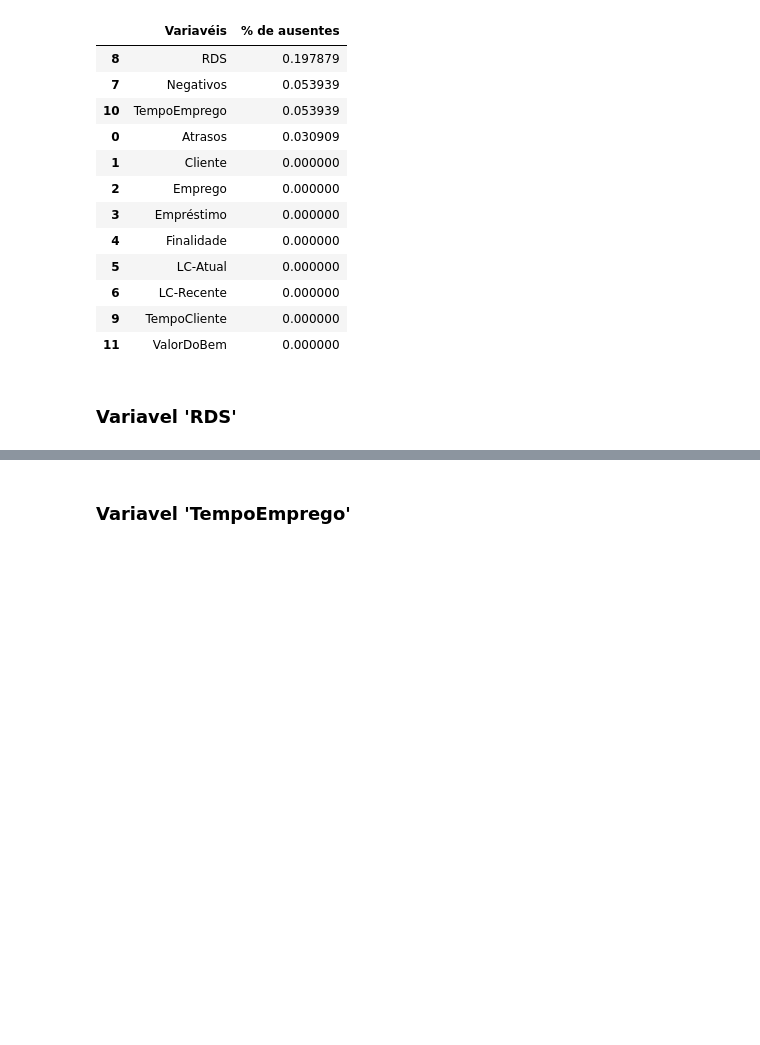
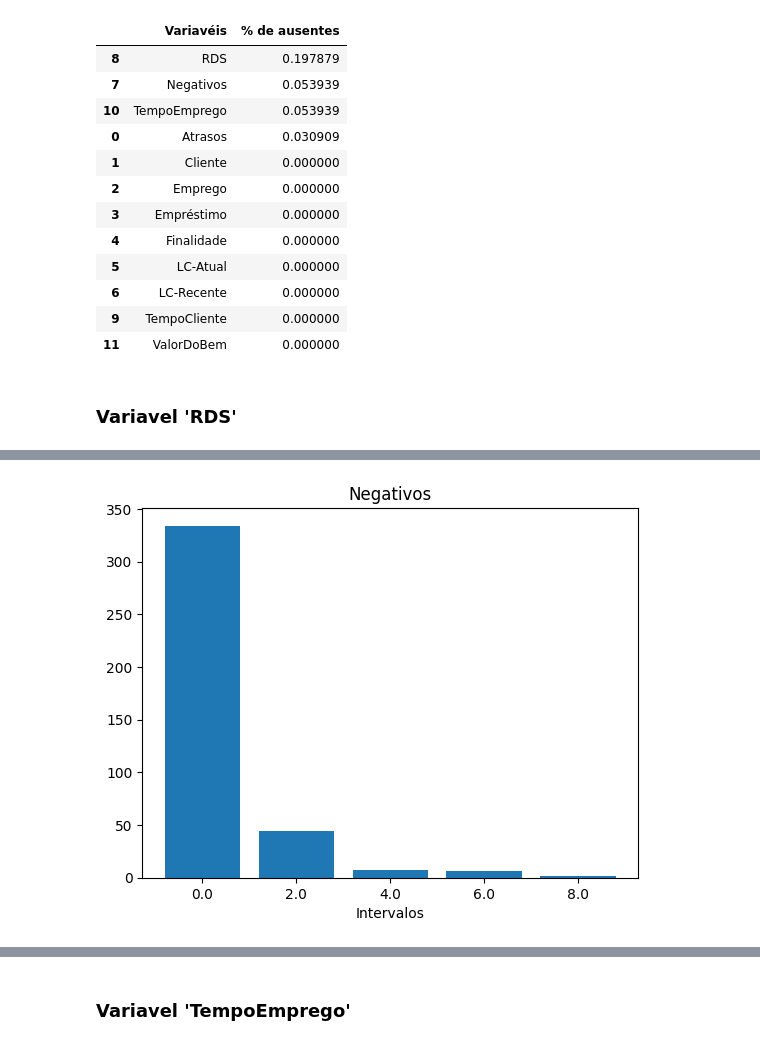
Before and after one commit to JosenildoJunior/Competicao_ML, a Jupyter notebook: 11ª_CompeticaoFLAI.ipynb, the cells around one changed output, grey strips where cells are left out. Cells and saved outputs as stored; diff of their text form; code cells hidden in the pictures; blank space fills up the shorter version.

```diff
--- a/11ª_CompeticaoFLAI.ipynb
+++ b/11ª_CompeticaoFLAI.ipynb
@@ -438,3 +432,0 @@ Name: RDS, dtype: object
-# %%
-# Substituindo os valores ausentes pela moda
-df['RDS'].fillna('37.0%', inplace = True)
@@ -440,0 +527,21 @@ df['RDS'].fillna('37.0%', inplace = True)
+# %%
+# Definindo os intervalos
+intervalos = [0.0, 2.0, 4.0, 6.0, 8.0, 11]
+
+# Contando o número de ocorrências nos intervalos
+ocorrencias = [0] * (len(intervalos) - 1)  # Inicializar com zeros
+
+for valor in df['Negativos']:
+    for i in range(len(intervalos) - 1):
+        if intervalos[i] < valor <= intervalos[i + 1]:
+            ocorrencias[i] += 1
+            break
+
+# Plotar o gráfico de barras fatiado
+plt.bar(range(len(ocorrencias)), ocorrencias)
+plt.xticks(range(len(intervalos) - 1), intervalos[:-1])
+plt.xlabel("Intervalos")
+plt.title("Negativos")
+plt.show()
+# %% [output]
+[figure, added]
```
Also changed, not shown: parts of 23 cells of this notebook.
